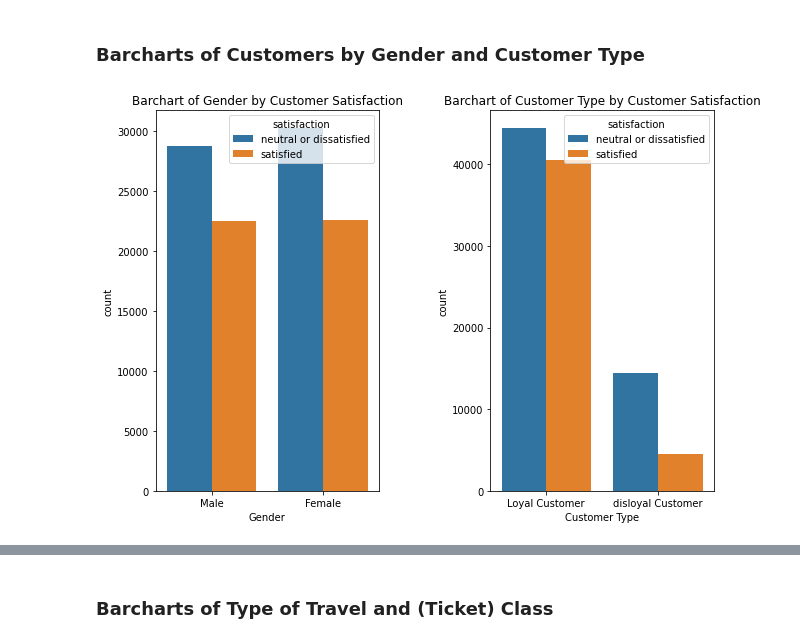
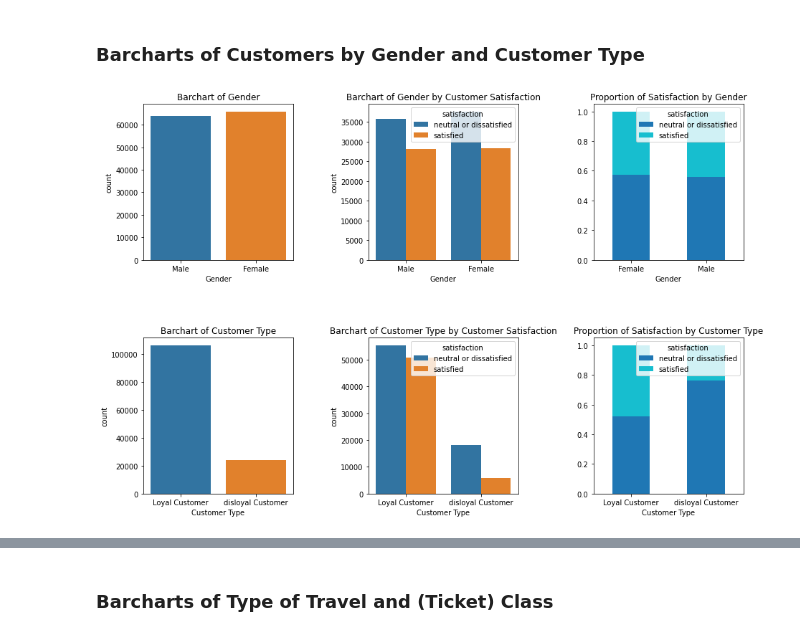
Before and after one commit to nlee98/ADS-505-Business-Analytics, a Jupyter notebook: ADS_505_Final_Project.ipynb, the cells around one changed output, grey strips where cells are left out. Saved outputs shown, nothing was run; the diff lists cells and outputs as text; code cells hidden in the pictures.

```diff
--- a/ADS_505_Final_Project.ipynb
+++ b/ADS_505_Final_Project.ipynb
@@ -112,24 +201,53 @@ Both the training set and test set are missing values for the predictor "Arrival
 ## Categorical Predictors ##
 # %% [markdown]
 ### Barcharts of Customers by Gender and Customer Type
-# %%
-fig, axes = plt.subplots(
-    nrows = 1,
-    ncols = 2,
-    figsize = (10, 7)
-)
-
-plt.subplot(1,2,1)
-sns.countplot(x = airline_train["Gender"],
-              hue = airline_train["satisfaction"]);
-plt.title("Barchart of Gender by Customer Satisfaction")
-
-plt.subplot(1,2,2)
-sns.countplot(x = airline_train["Customer Type"],
-              hue = airline_train["satisfaction"])
-plt.title("Barchart of Customer Type by Customer Satisfaction")
-
-fig.subplots_adjust(wspace = 0.5)
-plt.show()
-# %% [output]
-[figure, removed]
+# %%
+fig, axes = plt.subplots(
+    nrows = 2,
+    ncols = 3,
+    figsize = (15, 10)
+)
+
+# Count of Each Gender
+plt.subplot(2,3,1)
+sns.countplot(x = airline_df["Gender"])
+plt.title("Barchart of Gender")
+
+# Satisfaction Rating by Gender
+plt.subplot(2,3,2)
+sns.countplot(x = airline_df["Gender"],
+              hue = airline_df["satisfaction"]);
+plt.title("Barchart of Gender by Customer Satisfaction")
+
+# Proportion of Satisfaction Rating by Gender
+gender_crosstab = pd.crosstab(airline_df["Gender"], airline_df["satisfaction"])
+gender_proptab = gender_crosstab.div(gender_crosstab.sum(axis = 1), axis = 0)
+gender_proptab.plot(kind = "bar", stacked = True,
+                    colormap = "tab10",
+                    ax = axes[0,2], rot = 0,
+                    title = "Proportion of Satisfaction by Gender")
+
+# Countplot of Customer Type
+plt.subplot(2,3,4)
+sns.countplot(x = airline_df["Customer Type"])
+plt.title("Barchart of Customer Type")
+
+# Count of Satisfaction Rating by Customer Type
+plt.subplot(2,3,5)
+sns.countplot(x = airline_df["Customer Type"],
+              hue = airline_df["satisfaction"])
+plt.title("Barchart of Customer Type by Customer Satisfaction")
+
+# Propotion of Satisfaction by Customer Type
+cust_proptab = pd.crosstab(index = airline_df["Customer Type"],
+                           columns = airline_df["satisfaction"],
+                           normalize = "index")
+cust_proptab.plot(kind = "bar", stacked = True,
+                  colormap = "tab10",
+                  ax = axes[1,2], rot = 0,
+                  title = "Proportion of Satisfaction by Customer Type")
+
+fig.subplots_adjust(wspace = 0.5, hspace = 0.5)
+plt.show()
+# %% [output]
+[figure, added]
```
Also changed, not shown: parts of 97 cells of this notebook.
